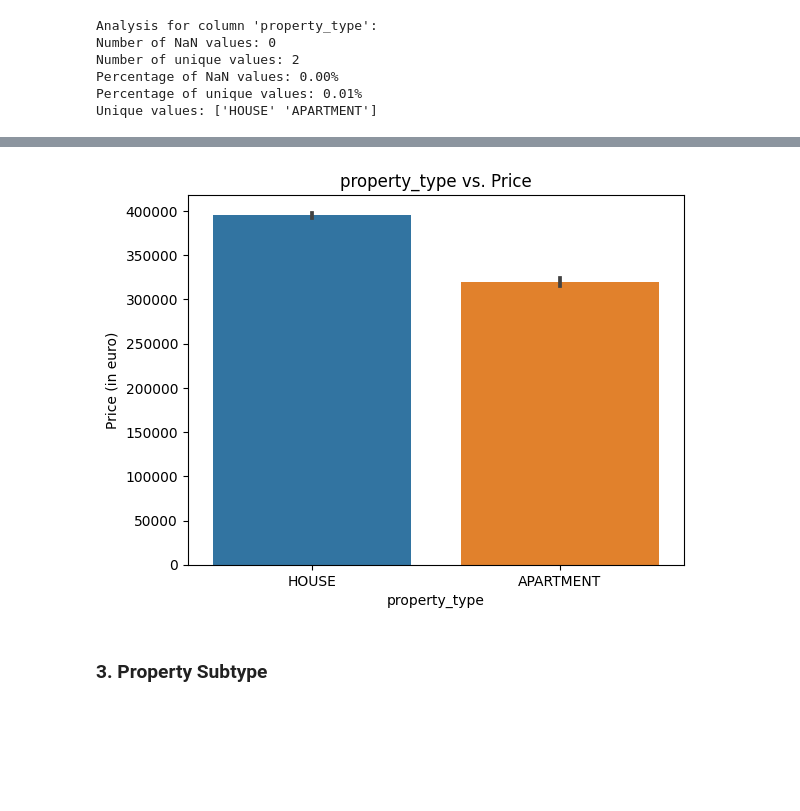
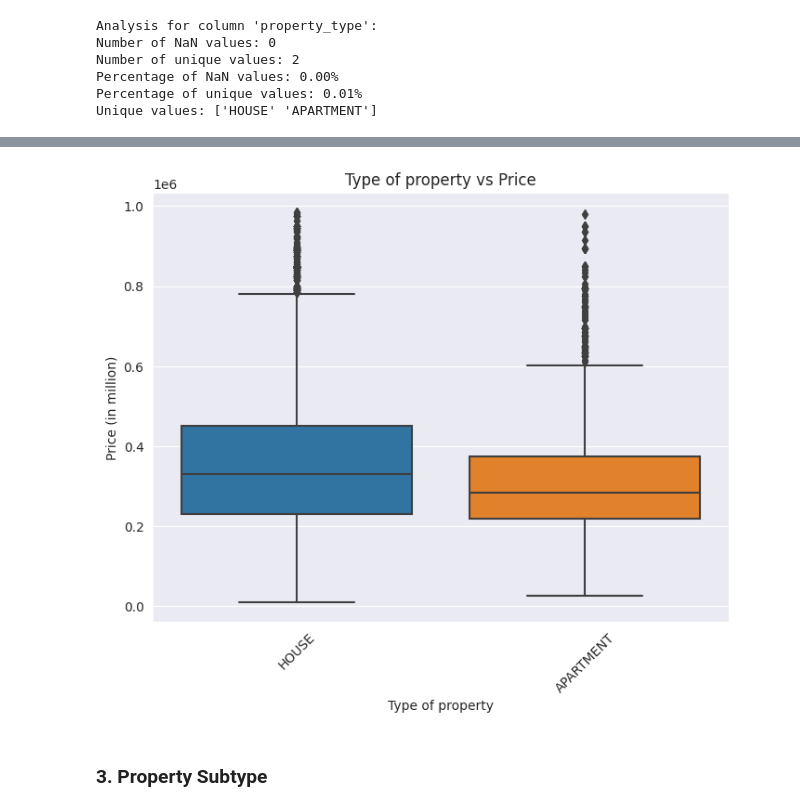
Before and after one commit to nikolaaswillaert/ImmoElizaDataAnalysis, a Jupyter notebook: datacleaning.ipynb, the cells around one changed output, grey strips where cells are left out. Cells and saved outputs as stored; diff of their text form; code cells hidden in the pictures; blank space fills up the shorter version.

```diff
--- a/datacleaning.ipynb
+++ b/datacleaning.ipynb
@@ -345,7 +358,12 @@ memory usage: 276.8+ KB
-# %%
-create_cat_plot(df, 'property_type', 0)
-# %% [output]
-[figure, removed]
+# %%
+fig,ax = plt.subplots(figsize=(8,6))
+sns.boxplot(x = 'property_type', y = 'price',  data = df,ax=ax)
+plt.title('Type of property vs Price')
+plt.xlabel('Type of property')
+plt.ylabel('Price (in million)')
+ticks = plt.setp(ax.get_xticklabels(),rotation=45)
+# %% [output]
+[figure, added]
 # %% [markdown]
 ### 3. Property Subtype
 # %%
```
Also changed, not shown: parts of 101 cells of this notebook, 12 other files.
